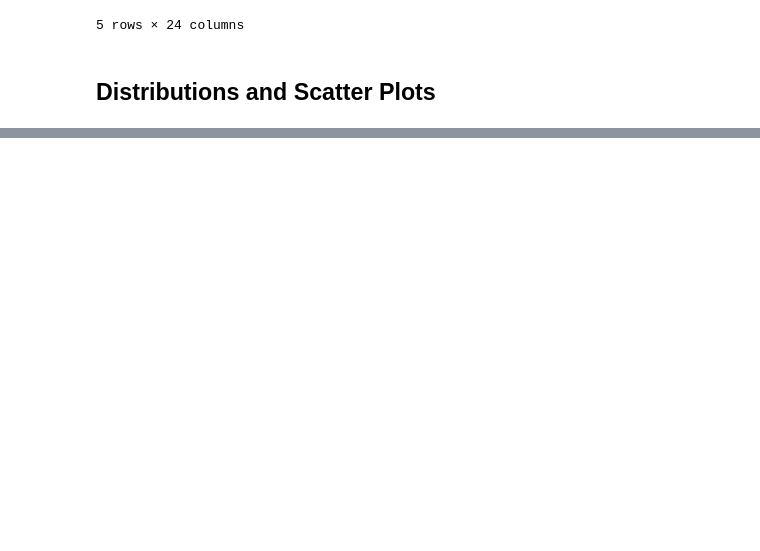
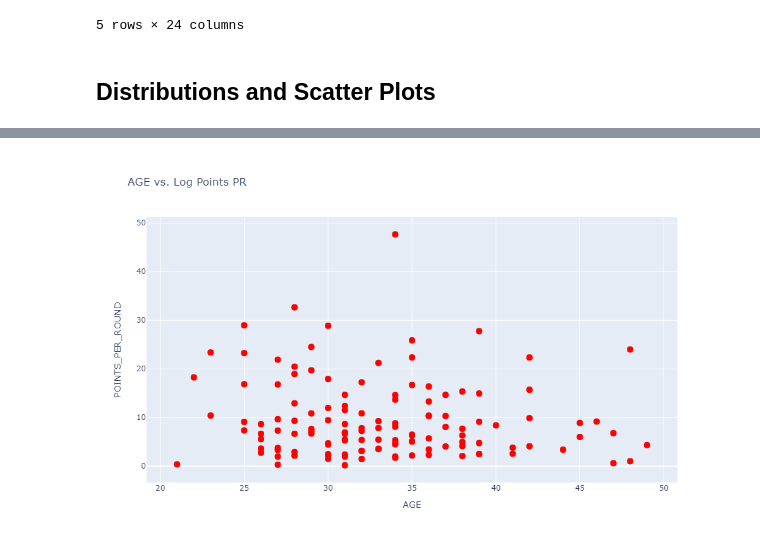
Before and after one commit to chykey1/Predicting-Golf-Scores, a Jupyter notebook: PredictingGolfScores.ipynb, the cells around one changed output, grey strips where cells are left out. Cells and saved outputs as stored; diff of their text form; code cells hidden in the pictures; blank space fills up the shorter version.

```diff
--- a/PredictingGolfScores.ipynb
+++ b/PredictingGolfScores.ipynb
@@ -282 +282,5 @@ for Variable in ImportantFeatures:
 ... (28 outputs left out)
+# %%
+Scatter(Train, Variable, "POINTS_PER_ROUND", str(Variable) + " vs. Log Points PR")
+# %% [output]
+[figure, added]
```
Also changed, not shown: parts of 2 cells of this notebook.
